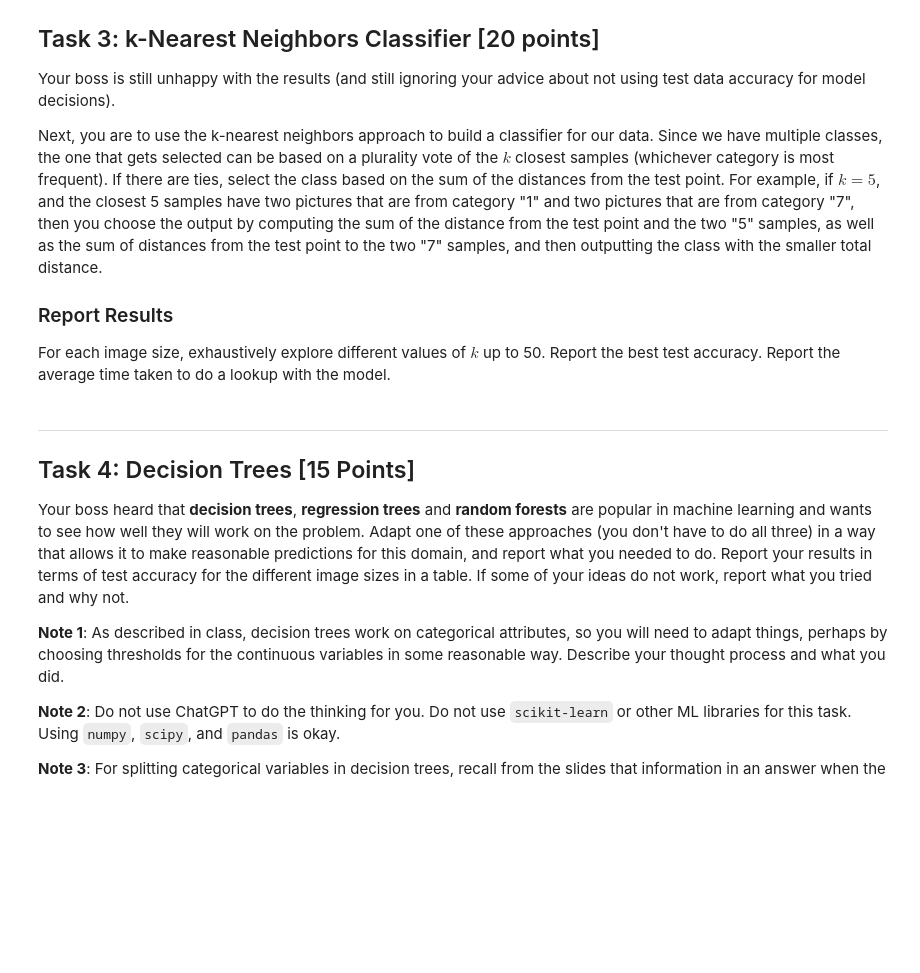
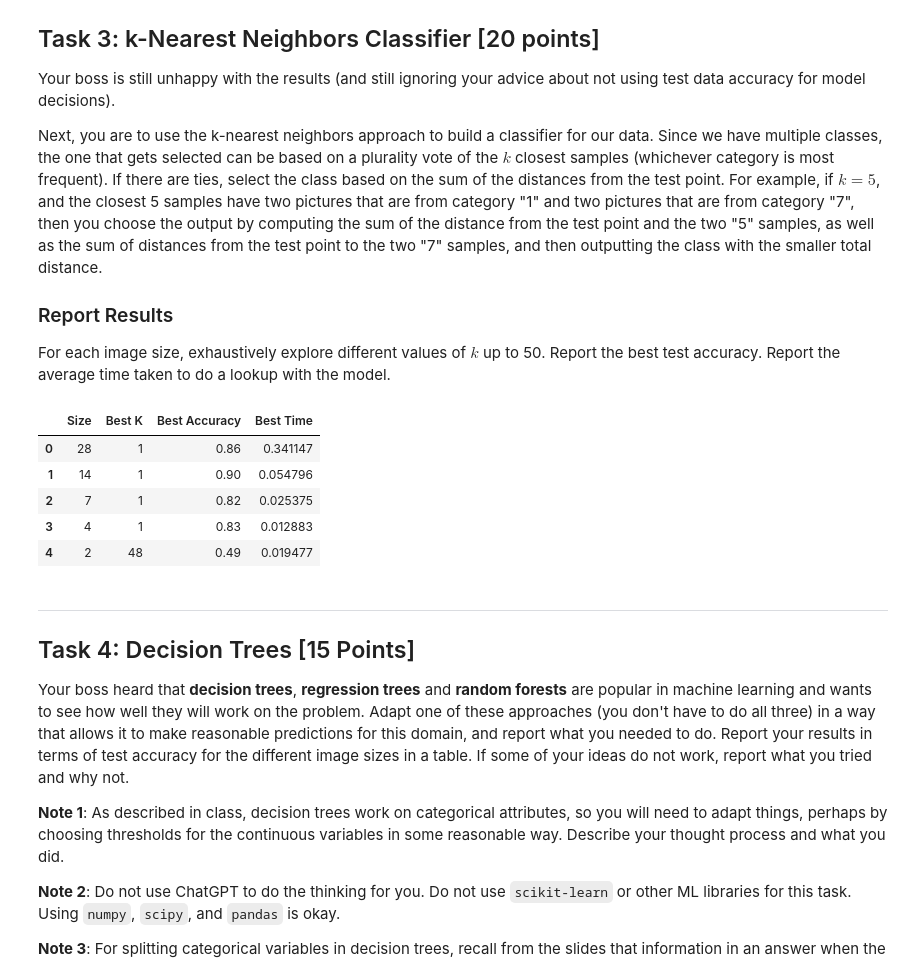
Before and after one commit to codlam26/CSE-351-Project, a Jupyter notebook: ML/MNIST.ipynb, the cells around one changed output. Drawn from its saved outputs; the diff is of its cells as text; code cells hidden in the pictures; blank space fills up the shorter version.

```diff
--- a/ML/MNIST.ipynb
+++ b/ML/MNIST.ipynb
@@ -406,10 +412,15 @@ Next, you are to use the k-nearest neighbors approach to build a classifier for
 For each image size, exhaustively explore different values of $k$ up to 50. Report the best test accuracy. Report the average time taken to do a lookup with the model.
 # %%
 import time
+"""
+I started by making a function to calculate the euclidean distance between two points
+using the L2 norm and then I had to calculate the distance between all training samples
+and finding the k closeest training examples and counted how many neighbors belonged to
+each class. If there was a tie then the one with the smallest total distance was chosen.
+"""
 
 # Function to compute the Euclidean distance
 def euclidean_distance(x1, x2):
-  # return np.sqrt(np.sum((x1 - x2)**2))
   return np.linalg.norm(x1 - x2)
 
 # Function to predict a single test sample
@@ -447,33 +458,41 @@ sizes = [28, 14, 7, 4, 2]
 knn_results = []
 
 for size in sizes:
   # Get the training, val and test data based on the sizes
   train_x, train_y, val_x, val_y, test_x, test_y = preprocess_data(size)
 
   # Flatten the images
   train_x_flat = flatten_images(train_x)
   test_x_flat = flatten_images(test_x)
 
   best_accuracy = 0
   best_k = None
   best_time = None
 
   for k in range(1, 51):
     start_time = time.time()
     preds = knn_classifier(train_x_flat, train_y, test_x_flat, k)
     end_time = time.time()
     curr_accuracy = np.mean(preds == test_y)
 
     # If the current accuracy in better then best accurancy
     if curr_accuracy > best_accuracy:
       best_accuracy = curr_accuracy
       best_k = k
       best_time = end_time - start_time
 
   knn_results.append((size, best_k, best_accuracy,best_time))
 
+# Display the Knn results
 knn_results_df = pd.DataFrame(knn_results, columns=["Size", "Best K", "Best Accuracy", "Best Time"])
 knn_results_df
+# %% [output]
+|  | Size | Best K | Best Accuracy | Best Time |
+| 0 | 28 | 1 | 0.86 | 0.341147 |
+| 1 | 14 | 1 | 0.90 | 0.054796 |
+| 2 | 7 | 1 | 0.82 | 0.025375 |
+| 3 | 4 | 1 | 0.83 | 0.012883 |
+| 4 | 2 | 48 | 0.49 | 0.019477 |
 # %% [markdown]
 ---
 ## Task 4: Decision Trees [15 Points]
```
Also changed, not shown: parts of 7 cells of this notebook.
